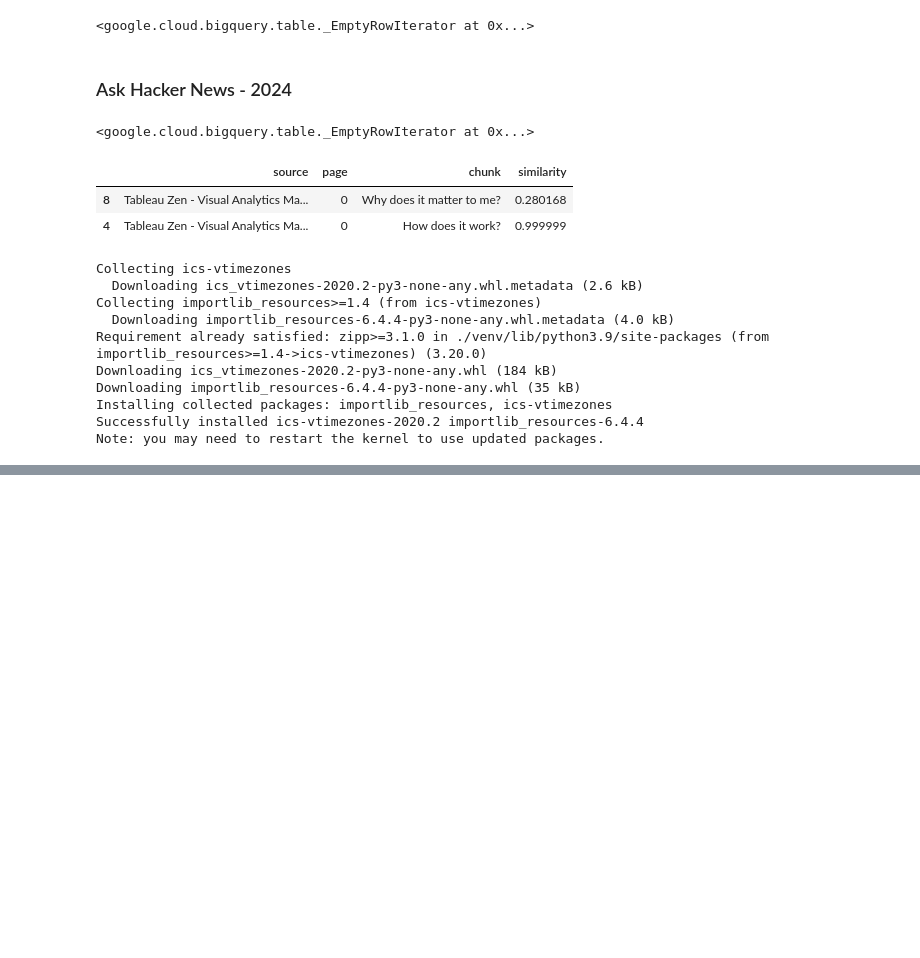
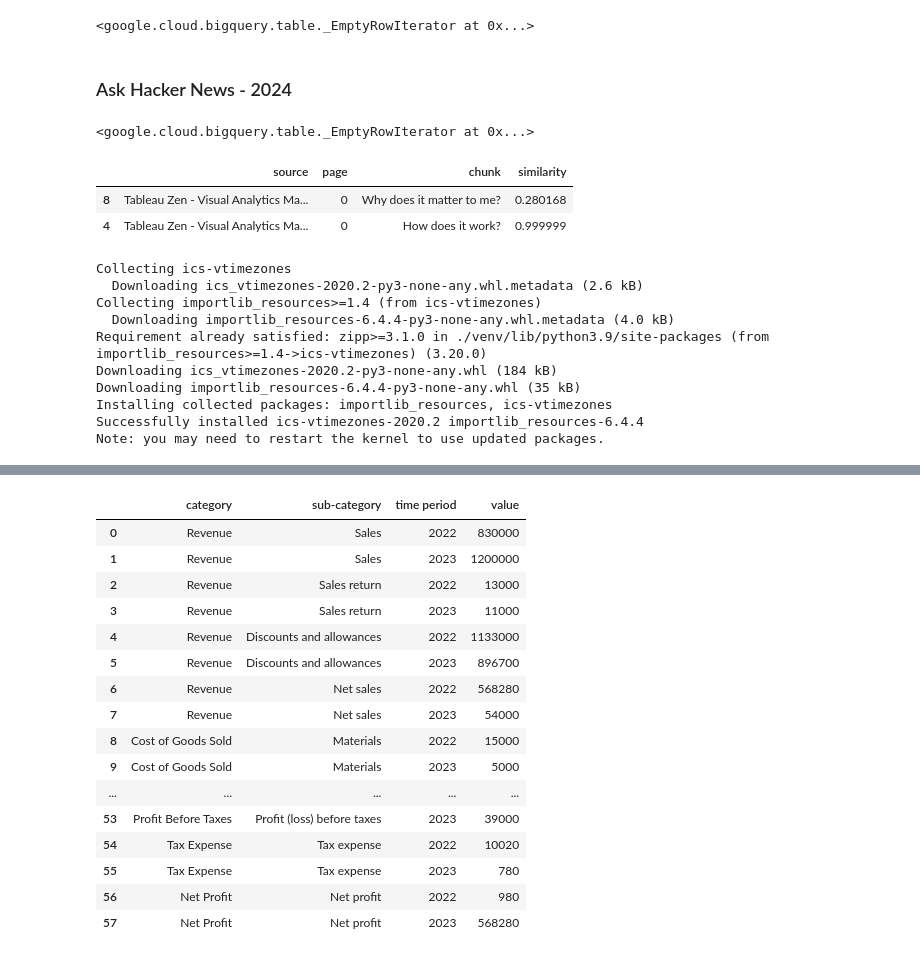
Before and after one commit to achamberas/documentiq, a Jupyter notebook: expirements.ipynb, the cells around one changed output, grey strips where cells are left out. Cells and saved outputs as stored; diff of their text form; code cells hidden in the pictures; blank space fills up the shorter version.

```diff
--- a/expirements.ipynb
+++ b/expirements.ipynb
@@ -520,0 +1082,84 @@ authorization_url
+# %%
+import pandas as pd
+
+results = [
+    {"category": "Revenue", "sub-category": "Sales", "time period": "2022", "value": 830000},
+    {"category": "Revenue", "sub-category": "Sales", "time period": "2023", "value": 1200000},
+    {"category": "Revenue", "sub-category": "Sales return", "time period": "2022", "value": 13000},
+    {"category": "Revenue", "sub-category": "Sales return", "time period": "2023", "value": 11000},
+    {"category": "Revenue", "sub-category": "Discounts and allowances", "time period": "2022", "value": 1133000},
+    {"category": "Revenue", "sub-category": "Discounts and allowances", "time period": "2023", "value": 896700},
+    {"category": "Revenue", "sub-category": "Net sales", "time period": "2022", "value": 568280},
+    {"category": "Revenue", "sub-category": "Net sales", "time period": "2023", "value": 54000},
+    {"category": "Cost of Goods Sold", "sub-category": "Materials", "time period": "2022", "value": 15000},
+    {"category": "Cost of Goods Sold", "sub-category": "Materials", "time period": "2023", "value": 5000},
+    {"category": "Cost of Goods Sold", "sub-category": "Labor", "time period": "2022", "value": 98000},
+    {"category": "Cost of Goods Sold", "sub-category": "Labor", "time period": "2023", "value": 17000},
+    {"category": "Cost of Goods Sold", "sub-category": "Overhead", "time period": "2022", "value": 78000},
+    {"category": "Cost of Goods Sold", "sub-category": "Overhead", "time period": "2023", "value": 83000},
+    {"category": "Cost of Goods Sold", "sub-category": "Total cost of goods sold", "time period": "2022", "value": 6000},
+    {"category": "Cost of Goods Sold", "sub-category": "Total cost of goods sold", "time period": "2023", "value": 106000},
+    {"category": "Operating Expenses", "sub-category": "Wages", "time period": "2022", "value": 3000},
+    {"category": "Operating Expenses", "sub-category": "Wages", "time period": "2023", "value": 1300},
+    {"category": "Operating Expenses", "sub-category": "Advertising", "time period": "2022", "value": 6000},
+    {"category": "Operating Expenses", "sub-category": "Advertising", "time period": "2023", "value": 16500},
+    {"category": "Operating Expenses", "sub-category": "Repairs and maintenance", "time period": "2022", "value": 19000},
+    {"category": "Operating Expenses", "sub-category": "Repairs and maintenance", "time period": "2023", "value": 70000},
+    {"category": "Operating Expenses", "sub-category": "Travel", "time period": "2022", "value": 1500},
+    {"category": "Operating Expenses", "sub-category": "Travel", "time period": "2023", "value": 75000},
+    {"category": "Operating Expenses", "sub-category": "Rent", "time period": "2022", "value": 5600},
+    {"category": "Operating Expenses", "sub-category": "Rent", "time period": "2023", "value": 7000},
+    {"category": "Operating Expenses", "sub-category": "Delivery expenses", "time period": "2022", "value": 1800},
+    {"category": "Operating Expenses", "sub-category": "Delivery expenses", "time period": "2023", "value": 1000},
+    {"category": "Operating Expenses", "sub-category": "Utilities", "time period": "2022", "value": 5000},
+    {"category": "Operating Expenses", "sub-category": "Utilities", "time period": "2023", "value": 1200},
+    {"category": "Operating Expenses", "sub-category": "Insurance", "time period": "2022", "value": 4000},
+    {"category": "Operating Expenses", "sub-category": "Insurance", "time period": "2023", "value": 4500},
+    {"category": "Operating Expenses", "sub-category": "Mileage", "time period": "2022", "value": 6700},
+    {"category": "Operating Expenses", "sub-category": "Mileage", "time period": "2023", "value": 2000},
+    {"category": "Operating Expenses", "sub-category": "Office supplies", "time period": "2022", "value": 2300},
+    {"category": "Operating Expenses", "sub-category": "Office supplies", "time period": "2023", "value": 2000},
+    {"category": "Operating Expenses", "sub-category": "Depreciation", "time period": "2022", "value": 1200},
+    {"category": "Operating Expenses", "sub-category": "Depreciation", "time period": "2023", "value": 1400},
+    {"category": "Operating Expenses", "sub-category": "Interest", "time period": "2022", "value": 2300},
+    {"category": "Operating Expenses", "sub-category": "Interest", "time period": "2023", "value": 1200},
+    {"category": "Operating Expenses", "sub-category": "Other expenses", "time period": "2022", "value": 2400},
+    {"category": "Operating Expenses", "sub-category": "Other expenses", "time period": "2023", "value": 1200},
+    {"category": "Total Operating Expenses", "sub-category": "Total operating expenses", "time period": "2022", "value": 114600},
+    {"category": "Total Operating Expenses", "sub-category": "Total operating expenses", "time period": "2023", "value": 130300},
+    {"category": "Gross Profit", "sub-category": "Gross profit", "time period": "2022", "value": 682980},
+    {"category": "Gross Profit", "sub-category": "Gross profit", "time period": "2023", "value": 1027000},
+    {"category": "Operating Profit", "sub-category": "Operating profit (loss)", "time period": "2022", "value": 1200},
+    {"category": "Operating Profit", "sub-category": "Operating profit (loss)", "time period": "2023", "value": 1500},
+    {"category": "Interest Income", "sub-category": "Interest income", "time period": "2022", "value": 4300},
+    {"category": "Interest Income", "sub-category": "Interest income", "time period": "2023", "value": 4500},
+    {"category": "Other Income", "sub-category": "Other income", "time period": "2022", "value": 5600},
+    {"category": "Other Income", "sub-category": "Other income", "time period": "2023", "value": 6000},
+    {"category": "Profit Before Taxes", "sub-category": "Profit (loss) before taxes", "time period": "2022", "value": 1000},
+    {"category": "Profit Before Taxes", "sub-category": "Profit (loss) before taxes", "time period": "2023", "value": 39000},
+    {"category": "Tax Expense", "sub-category": "Tax expense", "time period": "2022", "value": 10020},
+    {"category": "Tax Expense", "sub-category": "Tax expense", "time period": "2023", "value": 780},
+    {"category": "Net Profit", "sub-category": "Net profit", "time period": "2022", "value": 980},
+    {"category": "Net Profit", "sub-category": "Net profit", "time period": "2023", "value": 568280}
+]
+
+
+pd.DataFrame(results)
+# %% [output]
+|  | category | sub-category | time period | value |
+| 0 | Revenue | Sales | 2022 | 830000 |
+| 1 | Revenue | Sales | 2023 | 1200000 |
+| 2 | Revenue | Sales return | 2022 | 13000 |
+| 3 | Revenue | Sales return | 2023 | 11000 |
+| 4 | Revenue | Discounts and allowances | 2022 | 1133000 |
+| 5 | Revenue | Discounts and allowances | 2023 | 896700 |
+| 6 | Revenue | Net sales | 2022 | 568280 |
+| 7 | Revenue | Net sales | 2023 | 54000 |
+| 8 | Cost of Goods Sold | Materials | 2022 | 15000 |
+| 9 | Cost of Goods Sold | Materials | 2023 | 5000 |
+| ... | ... | ... | ... | ... |
+| 53 | Profit Before Taxes | Profit (loss) before taxes | 2023 | 39000 |
+| 54 | Tax Expense | Tax expense | 2022 | 10020 |
+| 55 | Tax Expense | Tax expense | 2023 | 780 |
+| 56 | Net Profit | Net profit | 2022 | 980 |
+| 57 | Net Profit | Net profit | 2023 | 568280 |
```
Also changed, not shown: parts of 33 cells of this notebook, 16 other files.
